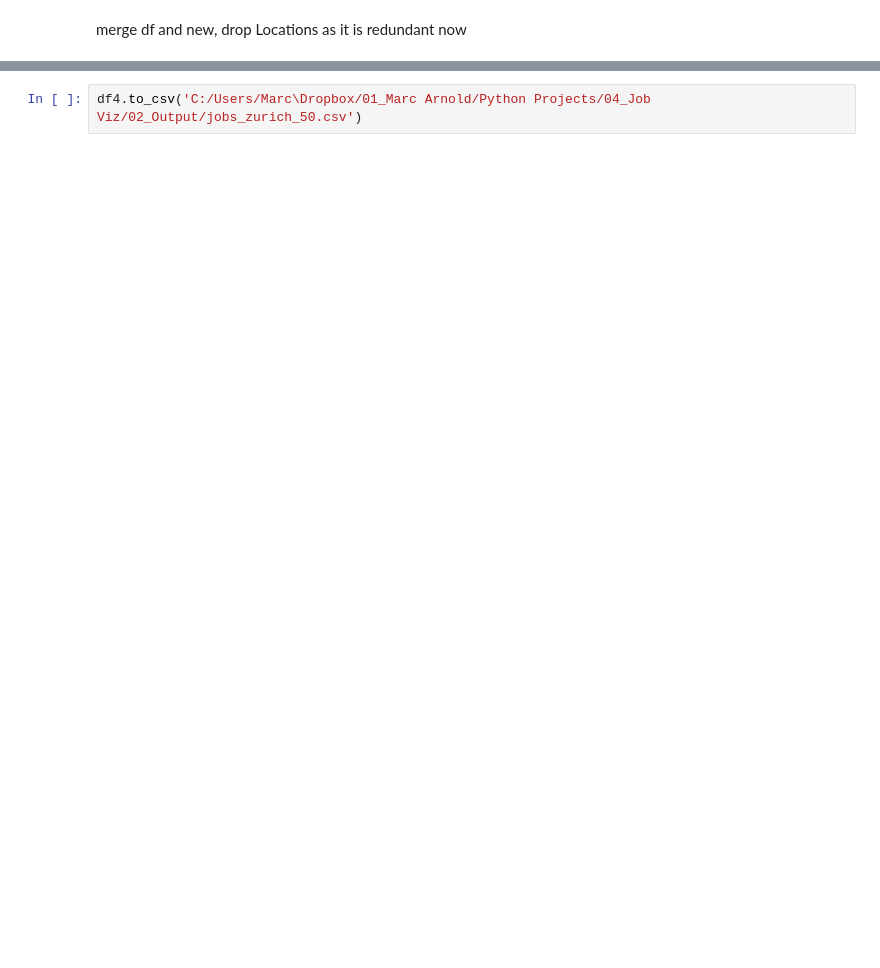
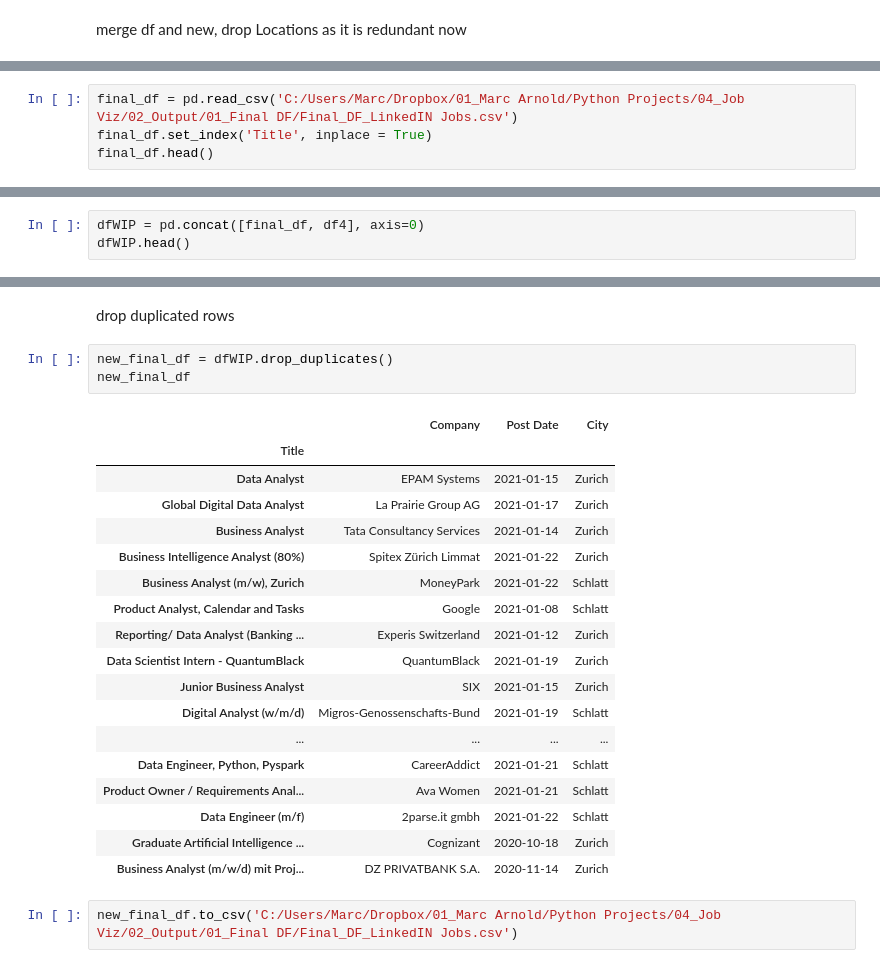
Before and after one commit to marc6330/Job_Scraping, a Jupyter notebook: Job_viz_v3.ipynb, the cells around one changed output, grey strips where cells are left out. Saved outputs shown, nothing was run; the diff lists cells and outputs as text; blank space fills up the shorter version.

```diff
--- a/Job_viz_v3.ipynb
+++ b/Job_viz_v3.ipynb
@@ -163,0 +194,4 @@ create CSV
+# %%
+final_df = pd.read_csv('C:/Users/Marc/Dropbox/01_Marc Arnold/Python Projects/04_Job Viz/02_Output/01_Final DF/Final_DF_LinkedIN Jobs.csv')
+final_df.set_index('Title', inplace = True)
+final_df.head()
@@ -163,0 +206,3 @@ create CSV
+# %%
+dfWIP = pd.concat([final_df, df4], axis=0)
+dfWIP.head()
@@ -164,2 +217,26 @@ create CSV
+# %% [markdown]
+drop duplicated rows
+# %%
+new_final_df = dfWIP.drop_duplicates()
+new_final_df
+# %% [output]
+|  | Company | Post Date | City |
+| Title |  |  |  |
+| Data Analyst | EPAM Systems | 2021-01-15 | Zurich |
+| Global Digital Data Analyst | La Prairie Group AG | 2021-01-17 | Zurich |
+| Business Analyst | Tata Consultancy Services | 2021-01-14 | Zurich |
+| Business Intelligence Analyst (80%) | Spitex Zürich Limmat | 2021-01-22 | Zurich |
+| Business Analyst (m/w), Zurich | MoneyPark | 2021-01-22 | Schlatt |
+| Product Analyst, Calendar and Tasks | Google | 2021-01-08 | Schlatt |
+| Reporting/ Data Analyst (Banking ... | Experis Switzerland | 2021-01-12 | Zurich |
+| Data Scientist Intern - QuantumBlack | QuantumBlack | 2021-01-19 | Zurich |
+| Junior Business Analyst | SIX | 2021-01-15 | Zurich |
+| Digital Analyst (w/m/d) | Migros-Genossenschafts-Bund | 2021-01-19 | Schlatt |
+| ... | ... | ... | ... |
+| Data Engineer, Python, Pyspark | CareerAddict | 2021-01-21 | Schlatt |
+| Product Owner / Requirements Anal... | Ava Women | 2021-01-21 | Schlatt |
+| Data Engineer (m/f) | 2parse.it gmbh | 2021-01-22 | Schlatt |
+| Graduate Artificial Intelligence ... | Cognizant | 2020-10-18 | Zurich |
+| Business Analyst (m/w/d) mit Proj... | DZ PRIVATBANK S.A. | 2020-11-14 | Zurich |
 # %%
-df4.to_csv('C:/Users/Marc\Dropbox/01_Marc Arnold/Python Projects/04_Job Viz/02_Output/jobs_zurich_50.csv')
+new_final_df.to_csv('C:/Users/Marc/Dropbox/01_Marc Arnold/Python Projects/04_Job Viz/02_Output/01_Final DF/Final_DF_LinkedIN Jobs.csv')
```
Also changed, not shown: parts of 15 cells of this notebook.
